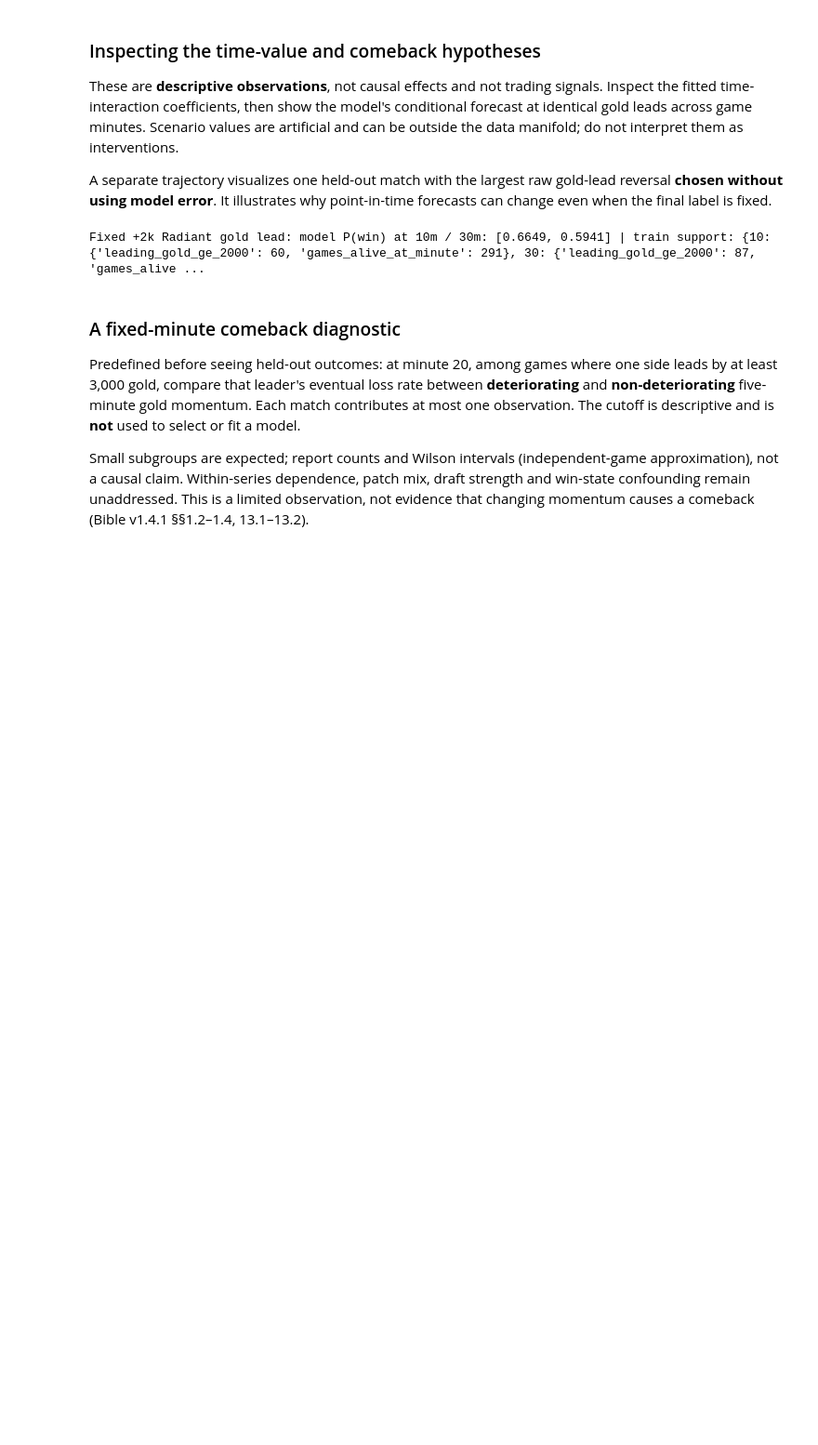
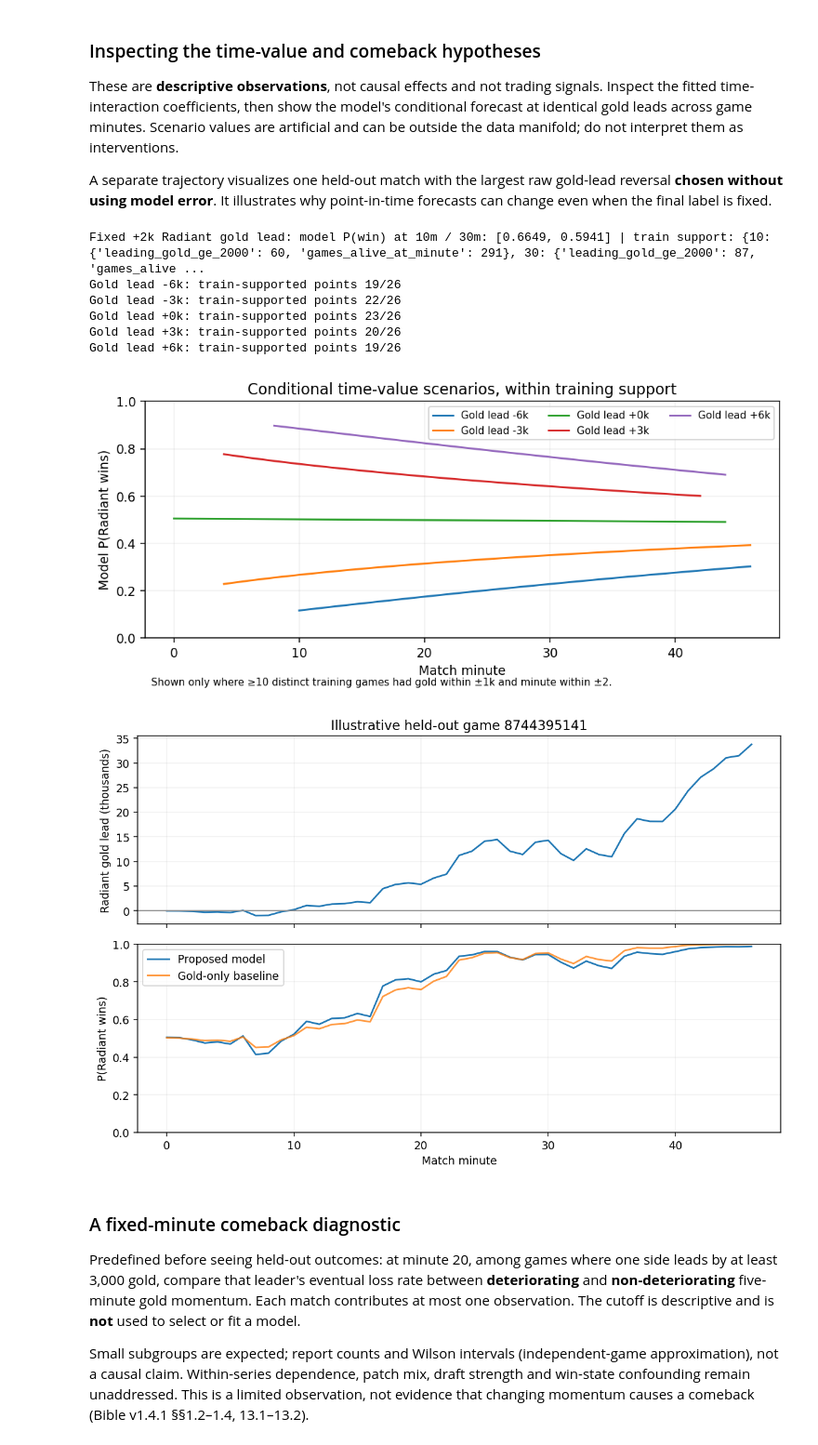
Before and after one commit to sangtrx/vexil-dota2-case-study, a Jupyter notebook: live_dota2_win_probability.ipynb, the cells around one changed output. Shown at 93% size. Cells and saved outputs as stored; diff of their text form; code cells hidden in the pictures; blank space fills up the shorter version.

```diff
--- a/live_dota2_win_probability.ipynb
+++ b/live_dota2_win_probability.ipynb
@@ -1196,43 +1208,65 @@ if selected == "M1_time_value":
           "| train support:", train_support)
 fig, ax = plt.subplots(figsize=(9, 4))
 scenario_minutes = np.arange(0, 51, 2)
+# A fixed 6k gold advantage at minute zero is not observable in these
+# training games. Never draw unconstrained extrapolation as a plausible
+# game trajectory. Support is counted by UNIQUE TRAIN MATCH, not minute row.
 for gold in (-6, -3, 0, 3, 6):
     scenarios = pd.DataFrame([{"gold_k": gold, "minute10": t/10,
                                 "gold_x_time": gold*np.log1p(t/10)} for t in scenario_minutes])
+    support = np.asarray([
+        train.loc[train.minute.between(max(0, t-2), t+2)
+                  & train.gold_k.between(gold-1., gold+1.), "match_id"].nunique()
+        for t in scenario_minutes
+    ])
+    supported = support >= 10
     if selected == "M1_time_value":
         p = models[selected].predict_proba(scenarios[SETS[selected]])[:, 1]
     else:
         # Remaining features fixed at the training median; scenarios are illustrative.
         full = pd.DataFrame({col: np.full(len(scenarios), train[col].median())
                              for col in SETS[selected]})
         for col in scenarios: full[col] = scenarios[col]
         p = models[selected].predict_proba(full[SETS[selected]])[:, 1]
-    ax.plot(scenario_minutes, p, label=f"Gold lead {gold:+d}k")
+    ax.plot(scenario_minutes, np.where(supported, p, np.nan),
+            label=f"Gold lead {gold:+d}k")
+    print(f"Gold lead {gold:+d}k: train-supported points {supported.sum()}/{len(supported)}")
 ax.set(xlabel="Match minute", ylabel="Model P(Radiant wins)",
-       title="Time-value scenarios (conditional associations, not interventions)",ylim=(0,1))
+       title="Conditional time-value scenarios, within training support", ylim=(0,1))
 ax.legend(ncol=3, fontsize=8)
+ax.text(0.01, -0.20,
+        "Shown only where ≥10 distinct training games had gold within ±1k and minute within ±2.",
+        transform=ax.transAxes, fontsize=8)
 ax.grid(alpha=0.2)
-plt.show()
+fig.subplots_adjust(bottom=0.23)
+show_embedded_figure(fig)
 
 # Case study chosen by the gold process only, not by realized outcome/prediction accuracy.
 g = test[["match_id", "minute", "gold_k"]].copy()
 ranked = g.groupby("match_id")["gold_k"].agg(lambda a: a.max()-a.min()).sort_values(ascending=False)
 ex_id = int(ranked.index[0])
 chosen = test[test.match_id == ex_id].sort_values("minute")
 curve = predictions[predictions.match_id == ex_id].sort_values("minute")
 fig, axs = plt.subplots(2, 1, figsize=(9, 6), sharex=True)
 axs[0].plot(chosen.minute, chosen.gold_k)
 axs[0].axhline(0, color="0.55", linewidth=1)
 axs[0].set(ylabel="Radiant gold lead (thousands)",title=f"Illustrative held-out game {ex_id}")
 axs[1].plot(curve.minute, curve.p_model, label="Proposed model")
 axs[1].plot(curve.minute, curve.p_baseline, label="Gold-only baseline",alpha=0.8)
 axs[1].set(xlabel="Match minute",ylabel="P(Radiant wins)",ylim=(0,1))
 axs[1].legend()
 for a in axs: a.grid(alpha=0.2)
 fig.tight_layout()
-plt.show()
+show_embedded_figure(fig)
 # %% [output]
 Fixed +2k Radiant gold lead: model P(win) at 10m / 30m: [0.6649, 0.5941] | train support: {10: {'leading_gold_ge_2000': 60, 'games_alive_at_minute': 291}, 30: {'leading_gold_ge_2000': 87, 'games_alive ...
+Gold lead -6k: train-supported points 19/26
+Gold lead -3k: train-supported points 22/26
+Gold lead +0k: train-supported points 23/26
+Gold lead +3k: train-supported points 20/26
+Gold lead +6k: train-supported points 19/26
+[figure, added]
+[figure, added]
 # %% [markdown]
 ### A fixed-minute comeback diagnostic
 
```
Also changed, not shown: parts of 3 cells of this notebook, 14 other files.
